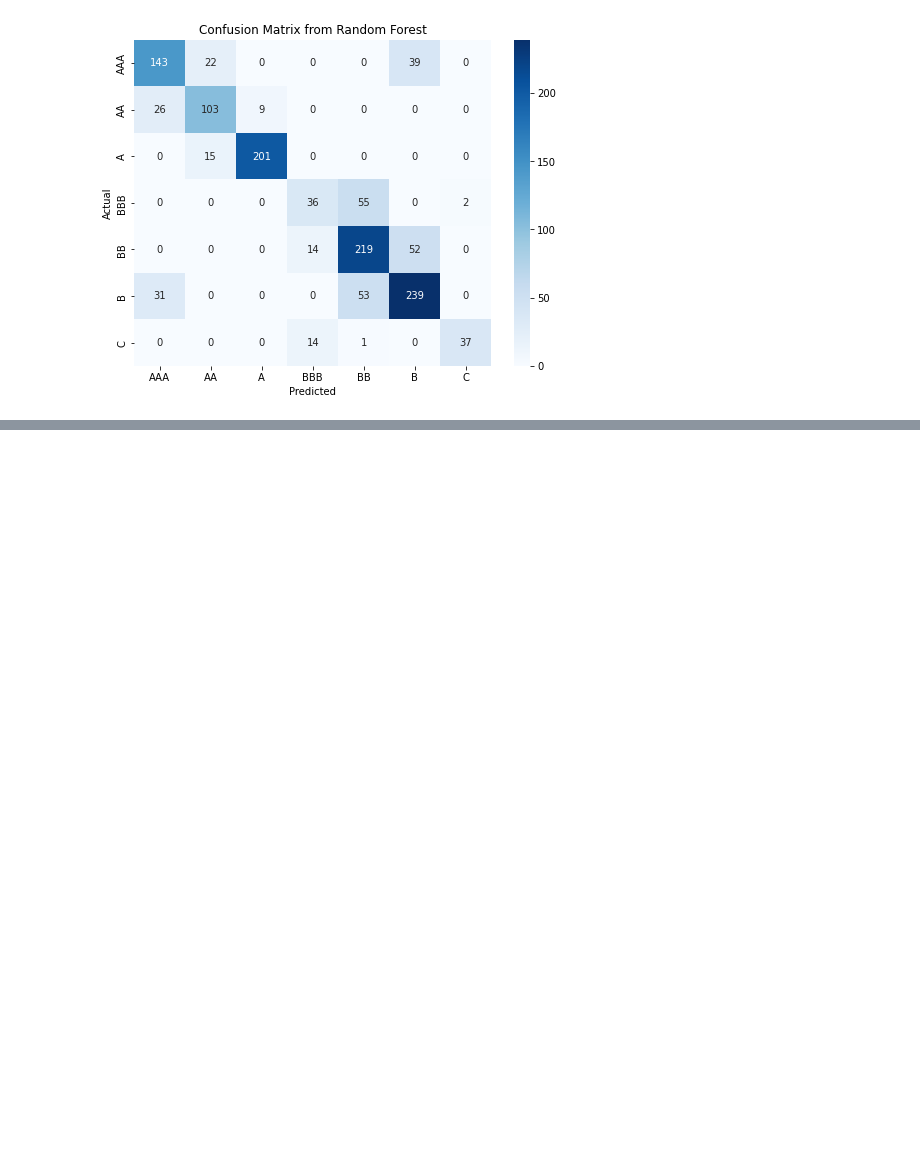
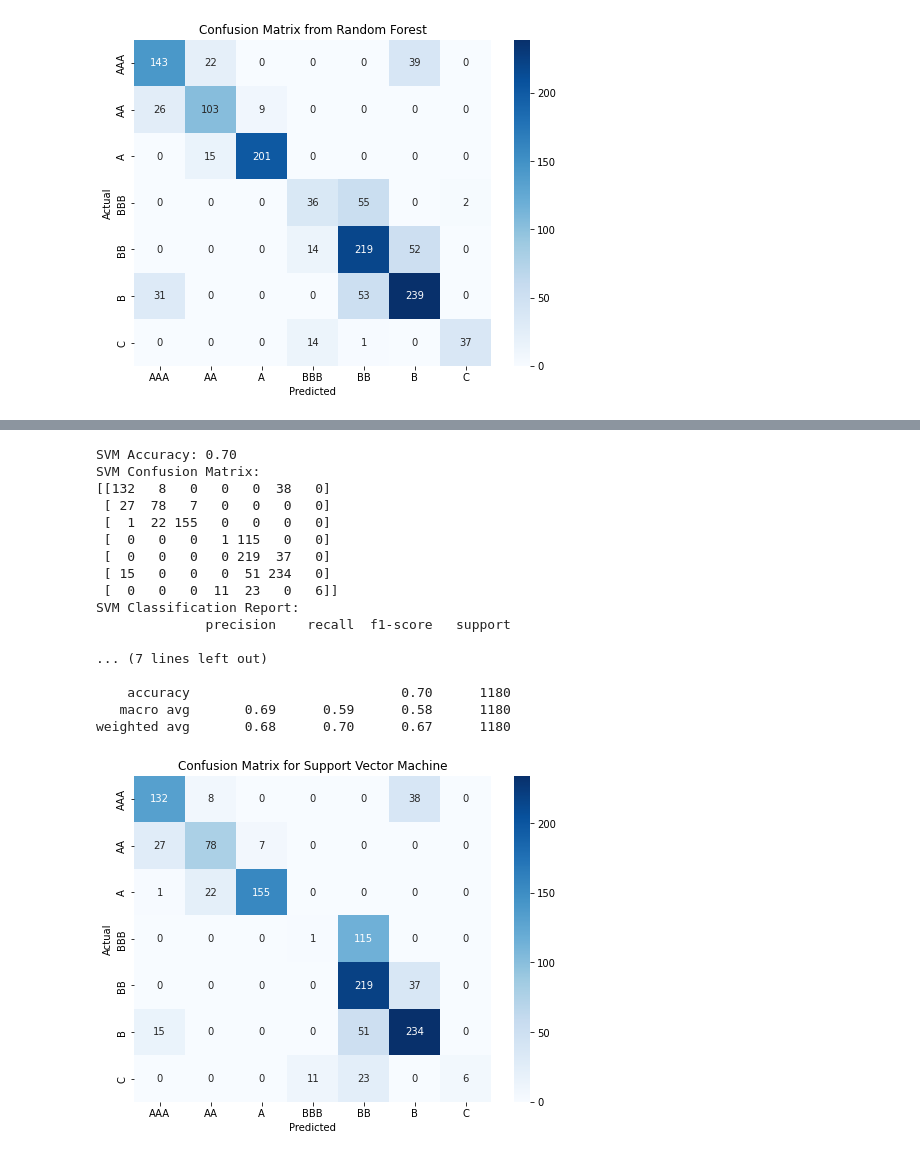
Before and after one commit to McNelis-CMML/Machine-Learning, a Jupyter notebook: CreditRating_Python1.ipynb, the cells around one changed output, grey strips where cells are left out. Cells and saved outputs as stored; diff of their text form; code cells hidden in the pictures; blank space fills up the shorter version.

```diff
--- a/CreditRating_Python1.ipynb
+++ b/CreditRating_Python1.ipynb
@@ -562,0 +654,8 @@ Logistic Regression has higher accuracy.
+# %%
+X = tbl[['WC_TA', 'RE_TA', 'EBIT_TA', 'MVE_BVTD', 'S_TA', 'Industry']]
+Y = tbl[['Rating']]
+new_X = tbl[['WC_TA', 'RE_TA', 'EBIT_TA', 'MVE_BVTD', 'S_TA', 'Industry']]
+new_Y = tbl[['Rating']]
+
+XX = pd.concat([X, new_X], axis=0, ignore_index=True)
+YY = pd.concat([Y, new_Y], axis=0, ignore_index=True)
@@ -623,0 +771,48 @@ print(xgb_report)
+# %%
+
+svm_classifier = SVC(kernel='rbf', C=2)
+svm_classifier.fit(X_train, Y_train)
+
+# Make predictions using the SVM classifier
+Y_pred_svm = svm_classifier.predict(X_test)
+
+# Evaluate the SVM classifier
+svm_accuracy = accuracy_score(Y_test, Y_pred_svm)
+print(f'SVM Accuracy: {svm_accuracy:.2f}')
+
+# Generate a confusion matrix for SVM
+confusion_svm = confusion_matrix(Y_test, Y_pred_svm)
+print('SVM Confusion Matrix:')
+print(confusion_svm)
+
+# Classification Report for SVM
+svm_report = classification_report(Y_test, Y_pred_svm)
+print('SVM Classification Report:')
+print(svm_report)
+category_labels = ['AAA', 'AA', 'A', 'BBB', 'BB', 'B', 'C']
+# Create a heatmap
+plt.figure(figsize=(8, 6))
+sns.heatmap(confusion_svm, annot=True, fmt='d', cmap='Blues', xticklabels=category_labels, yticklabels=category_labels)
+plt.xlabel('Predicted')
+plt.ylabel('Actual')
+plt.title('Confusion Matrix for Support Vector Machine')
+plt.show()
+# %% [output]
+SVM Accuracy: 0.70
+SVM Confusion Matrix:
+[[132   8   0   0   0  38   0]
+ [ 27  78   7   0   0   0   0]
+ [  1  22 155   0   0   0   0]
+ [  0   0   0   1 115   0   0]
+ [  0   0   0   0 219  37   0]
+ [ 15   0   0   0  51 234   0]
+ [  0   0   0  11  23   0   6]]
+SVM Classification Report:
+              precision    recall  f1-score   support
+
+... (7 lines left out)
+
+    accuracy                           0.70      1180
+   macro avg       0.69      0.59      0.58      1180
+weighted avg       0.68      0.70      0.67      1180
+[figure, added]
```
Also changed, not shown: parts of 13 cells of this notebook.
